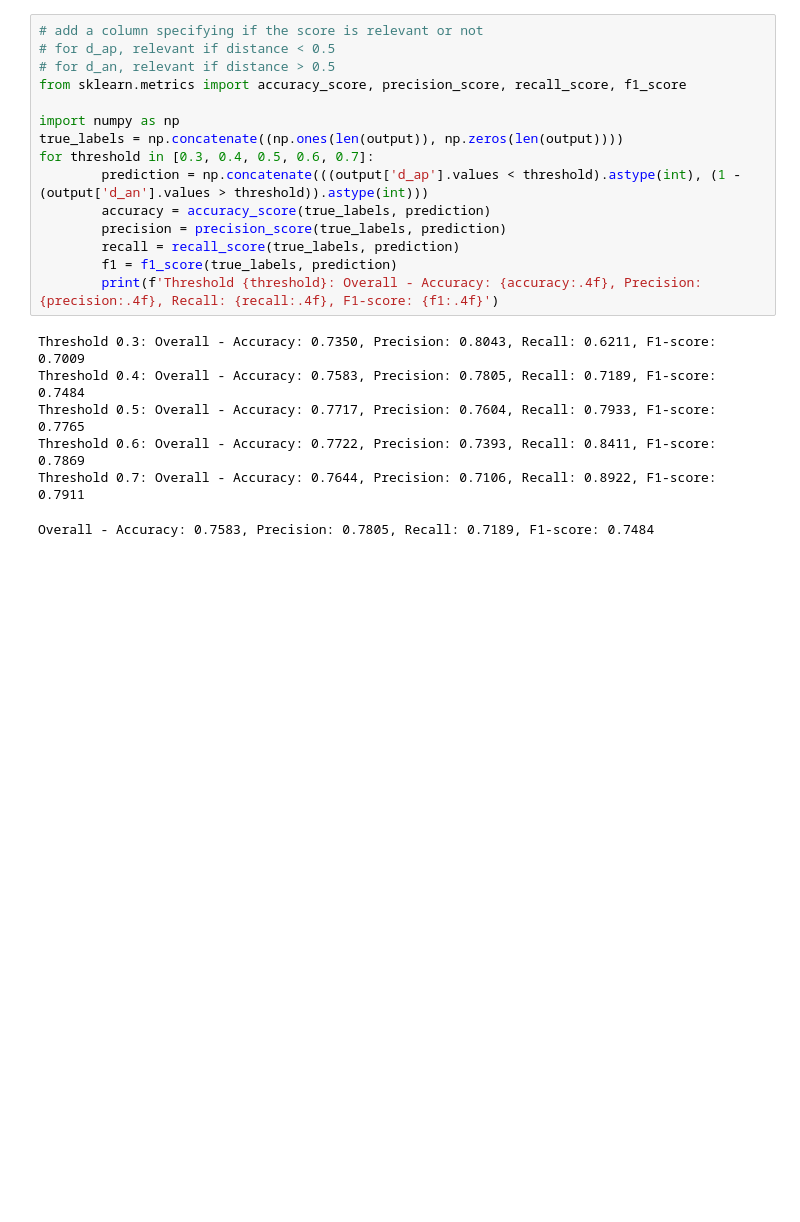
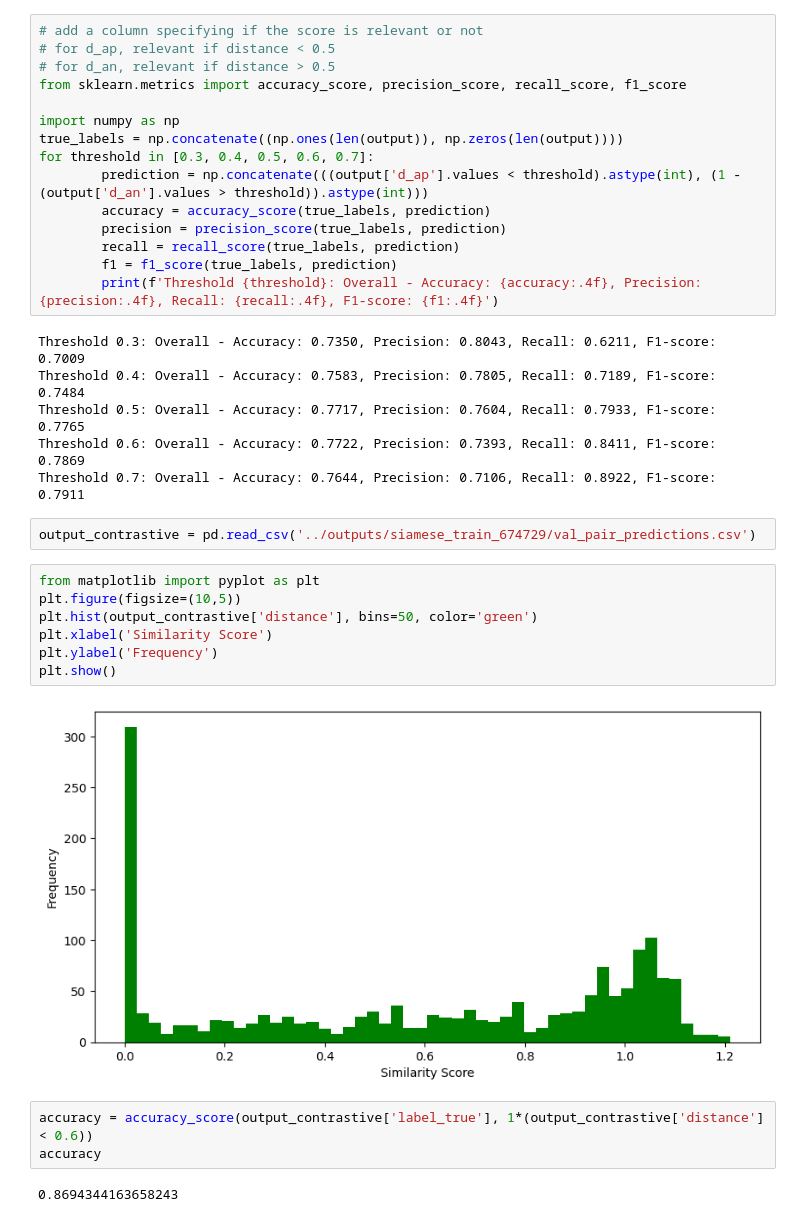
Before and after one commit to tanouh/PRIM, a Jupyter notebook: noteboooks/analyze_outputs.ipynb, the cells around one changed output. Drawn from its saved outputs; the diff is of its cells as text; blank space fills up the shorter version.

```diff
--- a/noteboooks/analyze_outputs.ipynb
+++ b/noteboooks/analyze_outputs.ipynb
@@ -50,5 +53,18 @@ Threshold 0.5: Overall - Accuracy: 0.7717, Precision: 0.7604, Recall: 0.7933, F1
 Threshold 0.6: Overall - Accuracy: 0.7722, Precision: 0.7393, Recall: 0.8411, F1-score: 0.7869
 Threshold 0.7: Overall - Accuracy: 0.7644, Precision: 0.7106, Recall: 0.8922, F1-score: 0.7911
 # %%
+output_contrastive = pd.read_csv('../outputs/siamese_train_674729/val_pair_predictions.csv')
-# %% [output]
-Overall - Accuracy: 0.7583, Precision: 0.7805, Recall: 0.7189, F1-score: 0.7484
+# %%
+from matplotlib import pyplot as plt
+plt.figure(figsize=(10,5))
+plt.hist(output_contrastive['distance'], bins=50, color='green')
+plt.xlabel('Similarity Score')
+plt.ylabel('Frequency')
+plt.show()
+# %% [output]
+[figure, added]
+# %%
+accuracy = accuracy_score(output_contrastive['label_true'], 1*(output_contrastive['distance'] < 0.6))
+accuracy
+# %% [output]
+0.8694344163658243
```
Also changed, not shown: parts of 1 cell of this notebook, 7 other files.
